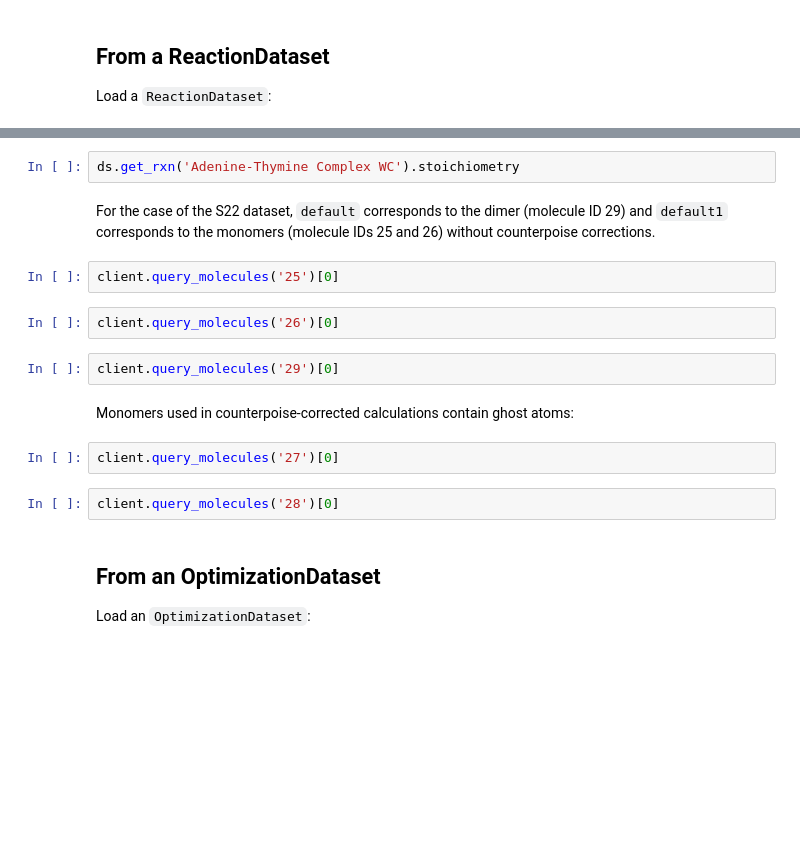
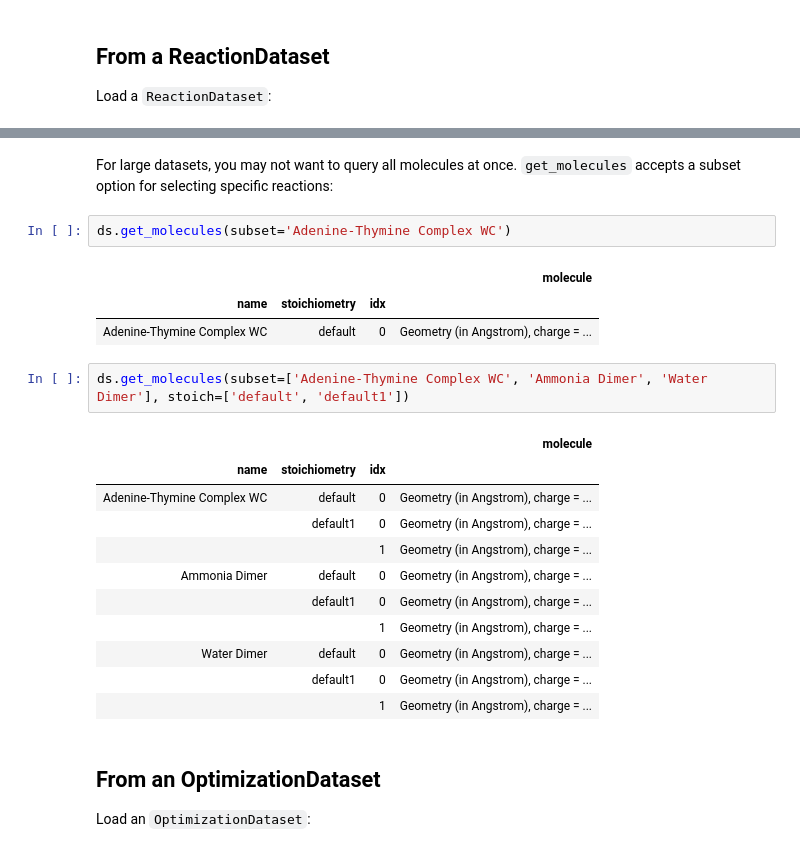
Before and after one commit to MolSSI/QCArchiveExamples, a Jupyter notebook: cookbook/molecules.ipynb, the cells around one changed output, grey strips where cells are left out. Saved outputs shown, nothing was run; the diff lists cells and outputs as text; blank space fills up the shorter version.

```diff
--- a/cookbook/molecules.ipynb
+++ b/cookbook/molecules.ipynb
@@ -34,19 +147,25 @@ Each reaction has a `stoichiometry` describing which molecules are involved in t
+# %% [markdown]
+For large datasets, you may not want to query all molecules at once. `get_molecules` accepts a subset option for selecting specific reactions:
 # %%
-ds.get_rxn('Adenine-Thymine Complex WC').stoichiometry
+ds.get_molecules(subset='Adenine-Thymine Complex WC')
+# %% [output]
+|  |  |  | molecule |
+| name | stoichiometry | idx |  |
+| Adenine-Thymine Complex WC | default | 0 | Geometry (in Angstrom), charge = ... |
-# %% [markdown]
-For the case of the S22 dataset, `default` corresponds to the dimer (molecule ID 29) and `default1` corresponds to the monomers (molecule IDs 25 and 26) without counterpoise corrections.
-# %%
-client.query_molecules('25')[0]
-# %%
-client.query_molecules('26')[0]
-# %%
-client.query_molecules('29')[0]
-# %% [markdown]
-Monomers used in counterpoise-corrected calculations contain ghost atoms:
-# %%
-client.query_molecules('27')[0]
-# %%
-client.query_molecules('28')[0]
+# %%
+ds.get_molecules(subset=['Adenine-Thymine Complex WC', 'Ammonia Dimer', 'Water Dimer'], stoich=['default', 'default1'])
+# %% [output]
+|  |  |  | molecule |
+| name | stoichiometry | idx |  |
+| Adenine-Thymine Complex WC | default | 0 | Geometry (in Angstrom), charge = ... |
+|  | default1 | 0 | Geometry (in Angstrom), charge = ... |
+|  |  | 1 | Geometry (in Angstrom), charge = ... |
+| Ammonia Dimer | default | 0 | Geometry (in Angstrom), charge = ... |
+|  | default1 | 0 | Geometry (in Angstrom), charge = ... |
+|  |  | 1 | Geometry (in Angstrom), charge = ... |
+| Water Dimer | default | 0 | Geometry (in Angstrom), charge = ... |
+|  | default1 | 0 | Geometry (in Angstrom), charge = ... |
+|  |  | 1 | Geometry (in Angstrom), charge = ... |
 # %% [markdown]
 ## From an OptimizationDataset
 
```
Also changed, not shown: parts of 18 cells of this notebook.
